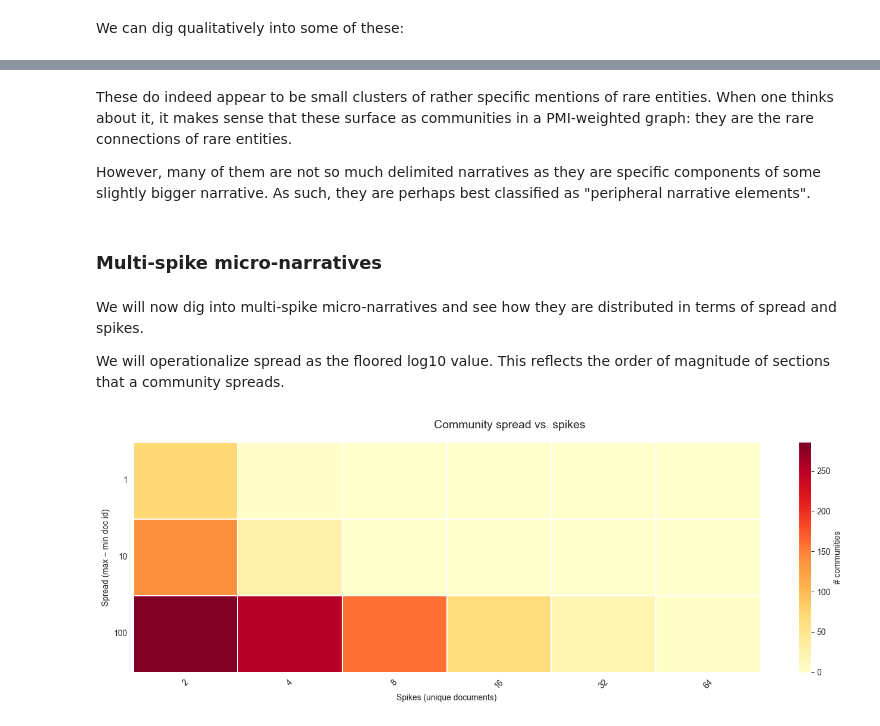
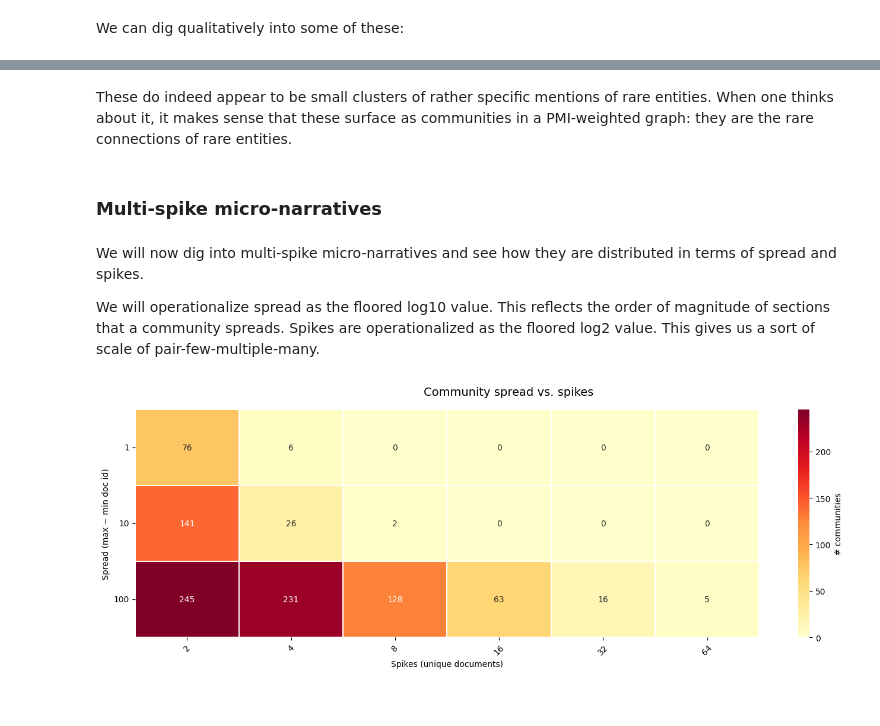
Before and after one commit to KasperFyhn/narrativegraphs, a Jupyter notebook: examples/micro-narratives/lotr-analysis.ipynb, the cells around one changed output, grey strips where cells are left out. Cells and saved outputs as stored; diff of their text form; code cells hidden in the pictures.

Commit message:
Further analysis (still needs clean-up)

```diff
--- a/examples/micro-narratives/lotr-analysis.ipynb
+++ b/examples/micro-narratives/lotr-analysis.ipynb
@@ -306,0 +319,9 @@ Therefore, we will dig more into those.
+# %%
+import random
+random.seed(42)
+
+for name, comm_with_contexts in [("k-clique", k_clique_comms_with_contexts), ("louvain", louvain_comms_with_contexts)]:
+    print(name)
+    sample = random.choices(comm_with_contexts, k=10)
+    for comm, contexts in sample:
+        print_comm_with_contexts(comm, contexts)
@@ -315,4 +356,16 @@ Intuitively, the micro-narratives can appear in a few ways, with these as refere
 
 From the earlier qualitative assessment, we saw that many appeared in just one short context snippet in one section of the book. These make up the bulk of the extracted micro-narratives.
+# %%
+def spike_analysis(comms_with_contexts):
+    spike_values, spread_values = [], []
+    for comm, contexts in comms_with_contexts:
+        ids = {c.doc_id for c in contexts}
+        spike_values.append(len(ids))
+        spread_values.append(max(ids) - min(ids) + 1)
+
+    return spike_values, spread_values
+# %%
+k_clique_spikes, k_clique_spread = spike_analysis(k_clique_comms_with_contexts)
+louvain_spikes, louvain_spread = spike_analysis(louvain_comms_with_contexts)
 # %% [markdown]
 ### Single-spike micro-narratives
@@ -357,56 +436,16 @@ Together the Elf and the Dwarf entered Minas Tirith, and folk that saw them pass
 # %% [markdown]
 These do indeed appear to be small clusters of rather specific mentions of rare entities. When one thinks about it, it makes sense that these surface as communities in a PMI-weighted graph: they are the rare connections of rare entities.
-
-However, many of them are not so much delimited narratives as they are specific components of some slightly bigger narrative. As such, they are perhaps best classified as "peripheral narrative elements".
 # %% [markdown]
 ### Multi-spike micro-narratives
 # %% [markdown]
 We will now dig into multi-spike micro-narratives and see how they are distributed in terms of spread and spikes.
 
-We will operationalize spread as the floored log10 value. This reflects the order of magnitude of sections that a community spreads.
+We will operationalize spread as the floored log10 value. This reflects the order of magnitude of sections that a community spreads. Spikes are operationalized as the floored log2 value. This gives us a sort of scale of pair-few-multiple-many.
 # %%
-import math
-import seaborn as sns
-
-fig, ax = plt.subplots(figsize=(14, 5))
-
-df = pd.DataFrame(dict(spikes=spike_values, spread=spread_values))
-# remove single spikes
-df = df[df.spikes > 1]
-
-log_base = 10
-df["floored_log_spread"] = np.floor(np.emath.logn(log_base, df.spread))
-df["floored_log_spikes"] = np.floor(np.log2(df.spikes))
-
-# Pivot to a 2D count matrix
-heat = (
-    df.groupby(["floored_log_spread", "floored_log_spikes"], observed=True)
-    .size()
-    .unstack(fill_value=0)
-)
-
-# Readable tick labels: use bin midpoints
-x_labels = [f"{int(2 ** b)}" for b in heat.columns]
-y_labels = [f"{int(log_base ** b)}" for b in heat.index]
-
-sns.heatmap(
-    heat,
-    ax=ax,
-    cmap="YlOrRd",
-    xticklabels=x_labels,
-    yticklabels=y_labels,
-    linewidths=0.3,
-    linecolor="white",
-    cbar_kws={"label": "# communities"},
-)
-
-ax.set_xlabel("Spikes (unique documents)")
-ax.set_ylabel("Spread (max − min doc id)")
-ax.tick_params(axis="x", rotation=45)
-ax.tick_params(axis="y", rotation=0)
-
-plt.suptitle("Community spread vs. spikes", fontsize=14)
-plt.tight_layout()
-plt.show()
+from sharedutils import multi_spike_df, multi_spike_heatmap
-# %% [output]
-[figure, removed]
+# %%
+k_clique_df = multi_spike_df(k_clique_spikes, k_clique_spread)
+# %%
+multi_spike_heatmap(k_clique_df)
+# %% [output]
+[figure, added]
```
Also changed, not shown: parts of 65 cells of this notebook, 5 other files.
